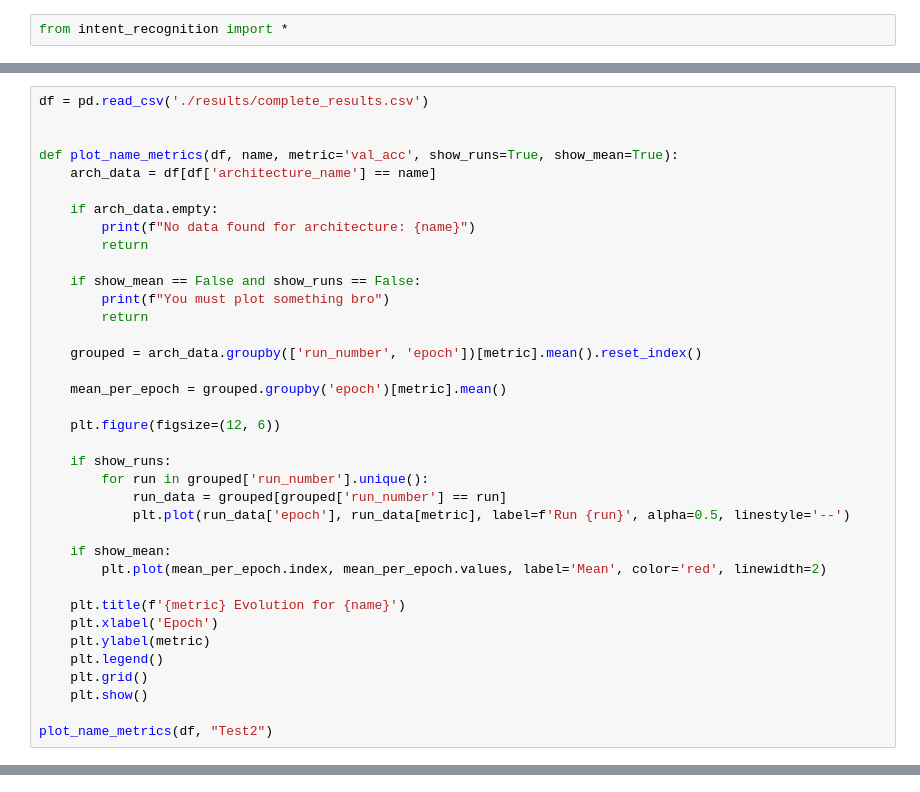
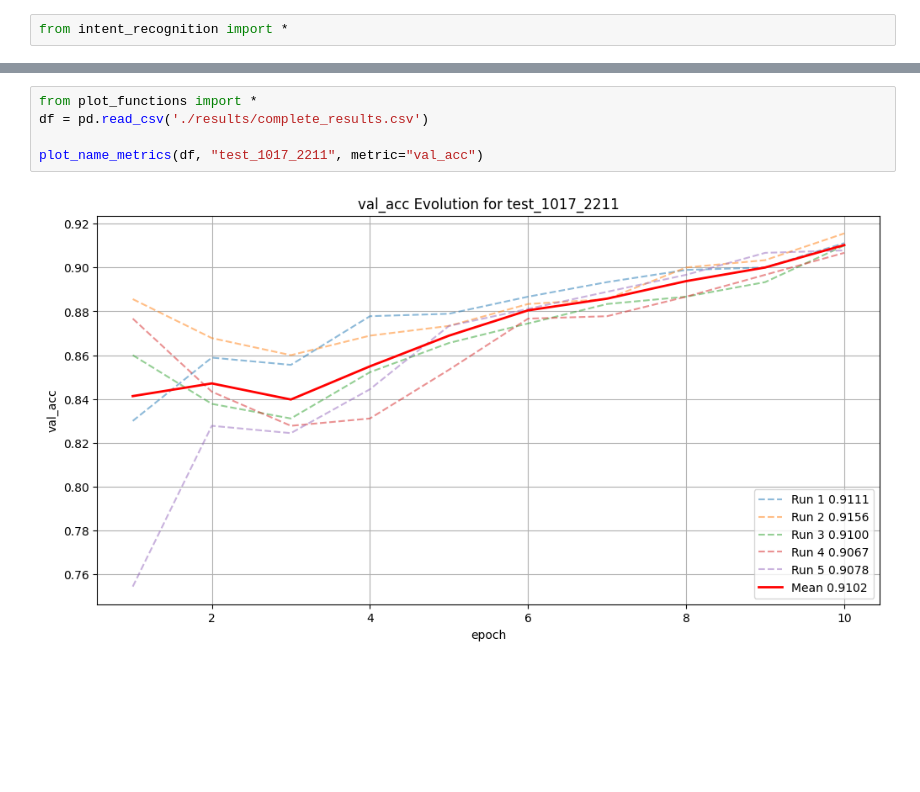
Before and after one commit to pauhidalgoo/frame-based-system, a Jupyter notebook: experiments.ipynb, the cells around one changed output, grey strips where cells are left out. Cells and saved outputs as stored; diff of their text form; blank space fills up the shorter version.

Commit message:
ADD finished plots

```diff
--- a/experiments.ipynb
+++ b/experiments.ipynb
@@ -37,37 +34,0 @@ import matplotlib.pyplot as plt
-# %%
-df = pd.read_csv('./results/complete_results.csv')
-
-
-def plot_name_metrics(df, name, metric='val_acc', show_runs=True, show_mean=True):
-    arch_data = df[df['architecture_name'] == name]
-
-    if arch_data.empty:
-        print(f"No data found for architecture: {name}")
-        return
-
-    if show_mean == False and show_runs == False:
-        print(f"You must plot something bro")
-        return
-
-    grouped = arch_data.groupby(['run_number', 'epoch'])[metric].mean().reset_index()
-
-    mean_per_epoch = grouped.groupby('epoch')[metric].mean()
-
-    plt.figure(figsize=(12, 6))
-
-    if show_runs:
-        for run in grouped['run_number'].unique():
-            run_data = grouped[grouped['run_number'] == run]
-            plt.plot(run_data['epoch'], run_data[metric], label=f'Run {run}', alpha=0.5, linestyle='--')
-
-    if show_mean:
-        plt.plot(mean_per_epoch.index, mean_per_epoch.values, label='Mean', color='red', linewidth=2)
-
-    plt.title(f'{metric} Evolution for {name}')
-    plt.xlabel('Epoch')
-    plt.ylabel(metric)
-    plt.legend()
-    plt.grid()
-    plt.show()
-
-plot_name_metrics(df, "Test2")
@@ -170,0 +35,7 @@ plot_compare_architectures(df)
+# %%
+from plot_functions import *
+df = pd.read_csv('./results/complete_results.csv')
+
+plot_name_metrics(df, "test_1017_2211", metric="val_acc")
+# %% [output]
+[figure, added]
```
Also changed, not shown: parts of 8 cells of this notebook, 5 other files.
